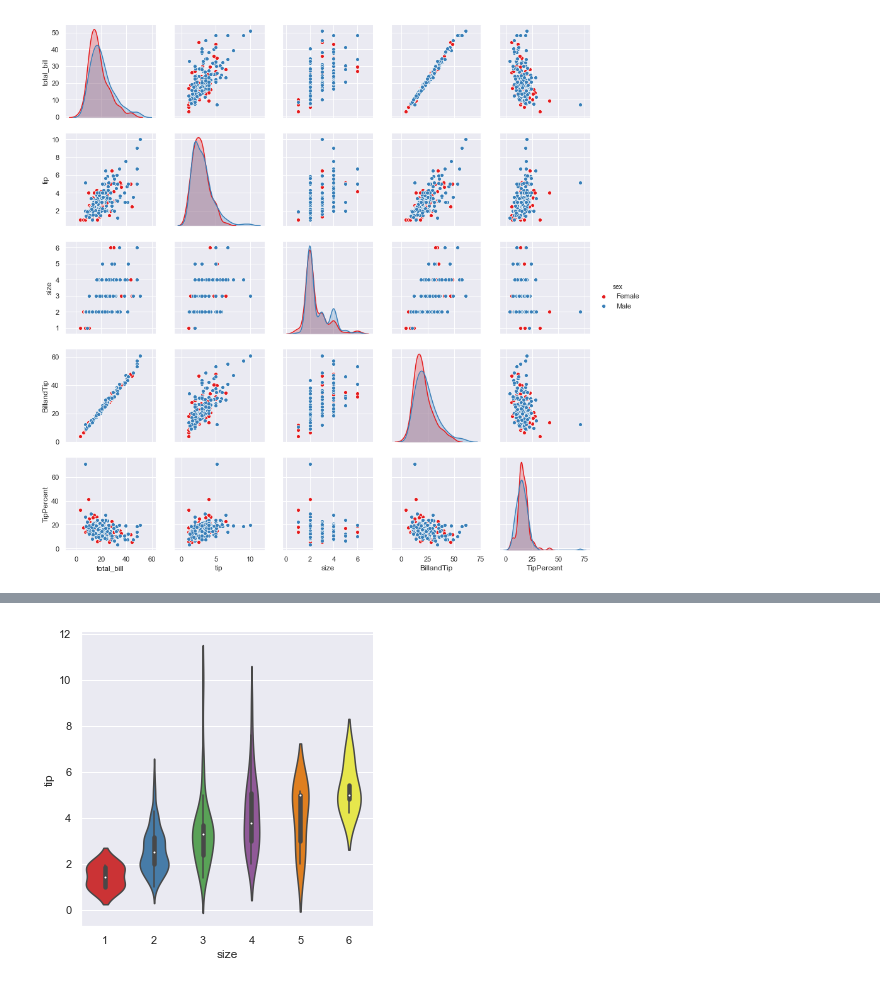
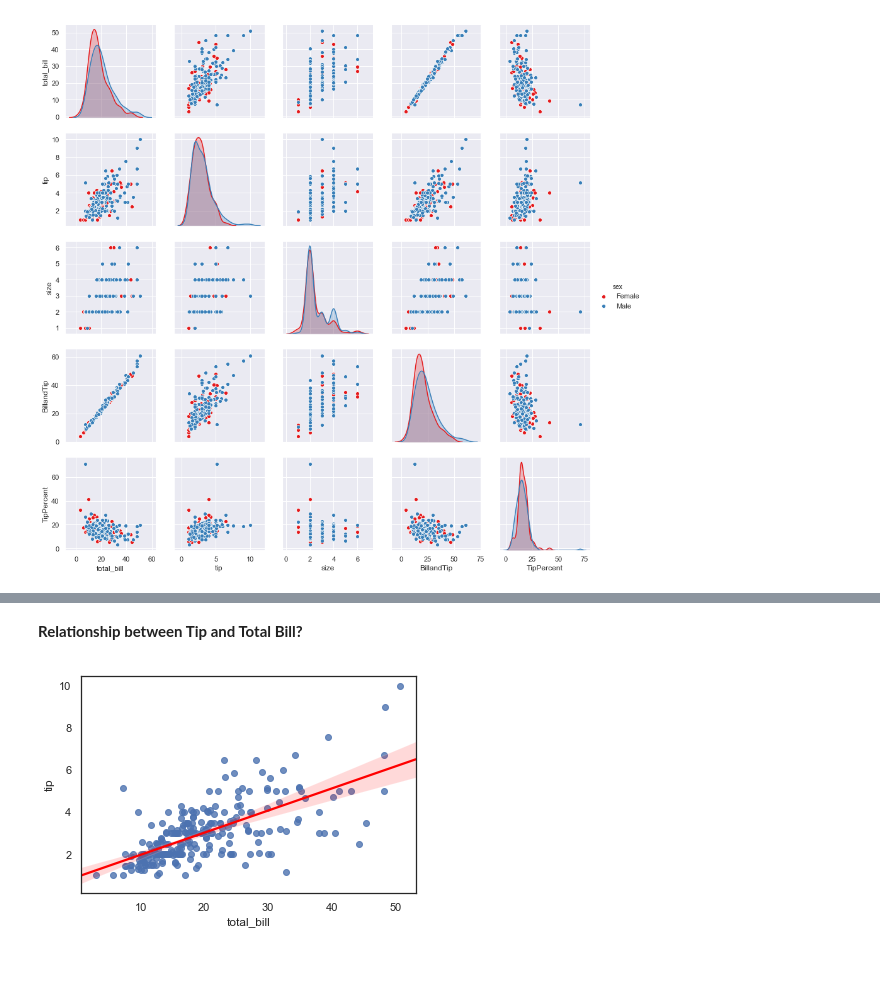
Before and after one commit to edelcorcoran/FDA-Project, a Jupyter notebook: Tips.ipynb, the cells around one changed output, grey strips where cells are left out. Drawn from its saved outputs; the diff is of its cells as text; code cells hidden in the pictures.

```diff
--- a/Tips.ipynb
+++ b/Tips.ipynb
@@ -814,8 +811,8 @@ plt.show()
-# %%
-# Take tip and party size and look to see if there's a visible difference when data is broken into male/female categories
-# Adapted code from [4]
-sns.catplot(x="size", y="tip", kind="violin", palette="Set1", data=tips).set_titles("Violin Plot of total_bill & day in categories of Male/Female");
-#Display plot
-plt.show()
-# %% [output]
-[figure, removed]
+# %% [markdown]
+**Relationship between Tip and Total Bill?**
+# %%
+#Generate regplot
+sns.regplot(x="total_bill", y="tip", data=tips, line_kws={'color': 'red'})
+plt.show()
+# %% [output]
+[figure, added]
```
Also changed, not shown: parts of 15 cells of this notebook.
